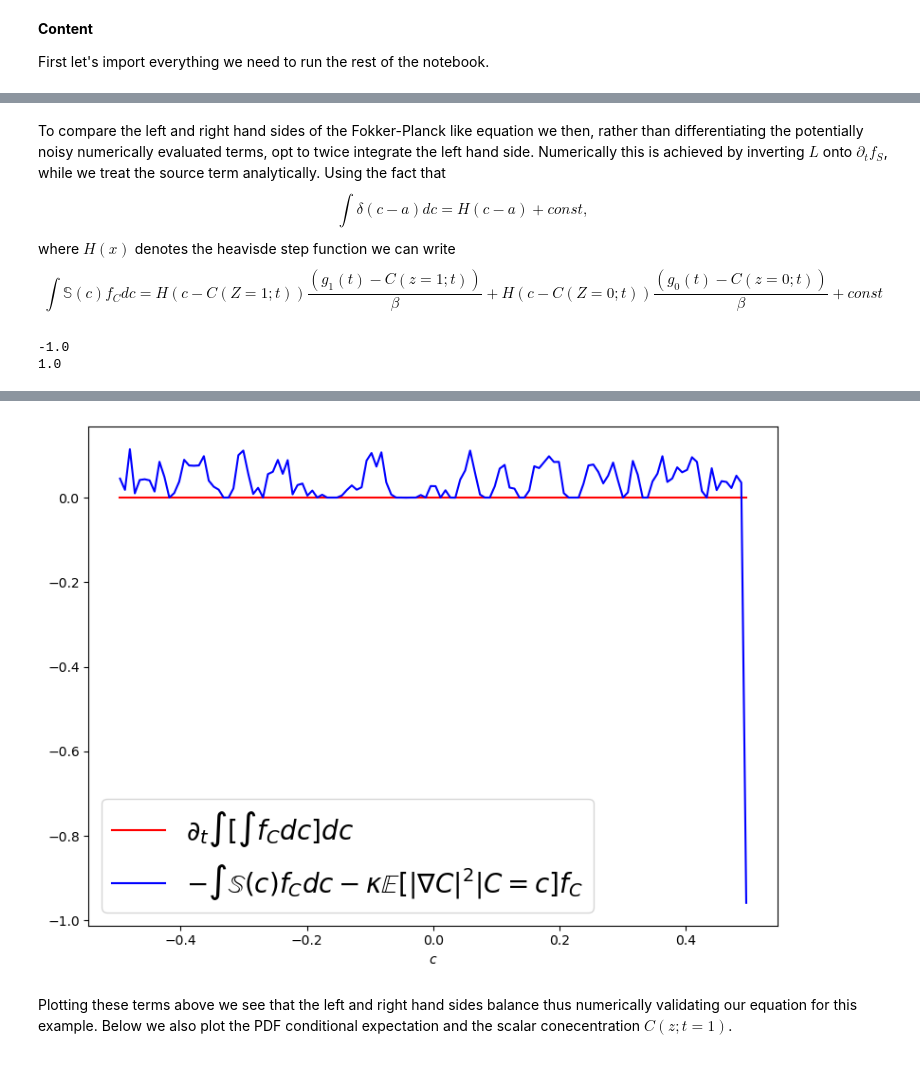
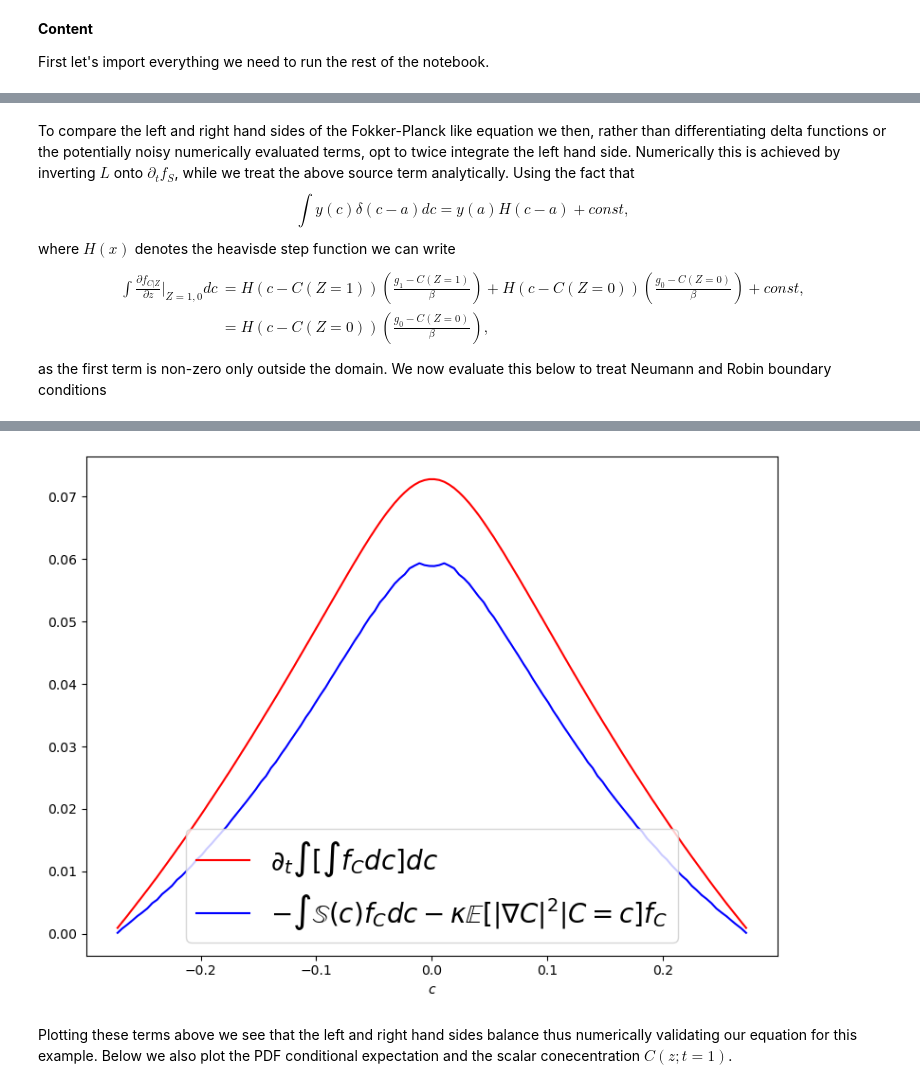
Before and after one commit to D-stratify/Theory, a Jupyter notebook: Diffusion_1D.ipynb, the cells around one changed output, grey strips where cells are left out. Drawn from its saved outputs; the diff is of its cells as text; code cells hidden in the pictures.

```diff
--- a/Diffusion_1D.ipynb
+++ b/Diffusion_1D.ipynb
@@ -279,18 +272,0 @@ We then compute the differential operators $D = \partial_c$ and $L = \partial_c^
-# %%
-# Derivatives
-N = len(c)
-D = np.zeros((N,N))
-L = np.zeros((N,N))
-for i in range(N):
-
-    L[i,i] = -2.
-
-    if i < N-1:
-        D[i,i+1] = 1
-        L[i,i+1] = 1
-    if i > 1:
-        D[i,i-1] =-1
-        L[i,i-1] = 1
-
-D   *= 1./(2.*dc);
-L   *= 1./(dc**2);
@@ -297,25 +301,36 @@ L   *= 1./(dc**2);
 # %% [markdown]
-To compare the left and right hand sides of the Fokker-Planck like equation we then, rather than differentiating the potentially noisy numerically evaluated terms, opt to twice integrate the left hand side. Numerically this is achieved by inverting $L$ onto $\partial_t f_S$, while we treat the source term analytically. Using the fact that
+To compare the left and right hand sides of the Fokker-Planck like equation we then, rather than differentiating delta functions or the potentially noisy numerically evaluated terms, opt to twice integrate the left hand side. Numerically this is achieved by inverting $L$ onto $\partial_t f_S$, while we treat the above source term analytically. Using the fact that
 \begin{equation}
-\int \delta(c - a) dc = H(c - a) + const,
+\int y(c)\delta(c - a) dc = y(a)H(c - a) + const,
 \end{equation}
 where $H(x)$ denotes the heavisde step function we can write
-\begin{equation}
-    \int \mathbb{S}(c) f_C dc = H(c - C(Z=1;t)) \frac{(g_1(t) - C(z=1;t))}{\beta} + H(c - C(Z=0;t))  \frac{(g_0(t) - C(z=0;t))}{\beta} + const
-\end{equation}
+\begin{aligned}
+    \int \frac{\partial f_{C|Z} }{\partial z} |_{Z=1,0} dc &=  H(c - C(Z=1)) \left( \frac{g_1 - C(Z=1)}{\beta} \right) + H(c - C(Z=0))  \left( \frac{g_0 - C(Z=0)}{\beta} \right) + const, \\
+                                                           &= H(c - C(Z=0))  \left( \frac{g_0 - C(Z=0)}{\beta} \right),
+\end{aligned}
+as the first term is non-zero only outside the domain. We now evaluate this below to treat Neumann and Robin boundary conditions
 # %%
+# Source term
+g0 = g_0(times[-3])
+g1 = g_1(times[-3])
+
 # Integrated source term
 int_Sf_C = 0.*c;
-int_Sf_C[indx_0:] = (g0 - Γ*C_data[-3, 0])/β; print((g0 - Γ*C_data[-3, 0])/β)
-int_Sf_C[indx_1:] += (g1 - Γ*C_data[-3,-1])/β; print((g1 - Γ*C_data[-3, -1])/β)
+int_Sf_C[:] = (g0 - Γ*C_data[-3, 0])/β; #print(kappa*(g0 - Γ*C_data[-3, 0])/β)
+#int_Sf_C[:] += (g1 - Γ*C_data[-3,-1])/β; print((g1 - Γ*C_data[-3, -1])/β) # D#oesn't contribute
-# %% [output]
--1.0
-1.0
 # %%
-# Plotting
+# Compare equation terms
+LHS = np.linalg.inv(L)@dfdt;
+RHS = -kappa*int_Sf_C - kappa*E*f_C
+
+error = np.trapz(LHS+RHS,c)
+print('\n ~~~~~~~~~~~ Fokker Planck Equation error ~~~~~~~~~~~~~~~~~~~~~~~~~~ ')
+print('Error between LHS and RHS = ',error)
+print('~~~~~~~~~~~~~~~~~~~~~~~~~~~~~~~~~~~~~~~~~~~~~~~~~~~~~~~~~~~~~~~~~~~ \n ')
+
+
 fig = plt.figure(figsize=(8,6))
-LHS = np.linalg.inv(L)@dfdt;
-RHS = -kappa*E*f_C -int_Sf_C
+
 plt.plot(c,LHS,'r-',label=r'$\partial_t \int [\int f_C dc] dc$')
 plt.plot(c,RHS,'b-',label=r'$- \int \mathbb{S}(c) f_C dc -\kappa \mathbb{E}[ |\nabla C|^2 |C=c] f_C $')
 
@@ -336,4 +355,4 @@ plt.show()
-[figure, old version]
+[figure, new version]
 # %% [markdown]
 Plotting these terms above we see that the left and right hand sides balance thus numerically validating our equation for this example. Below we also plot the PDF conditional expectation and the scalar conecentration $C(z;t=1)$.
 # %%
```
Also changed, not shown: parts of 16 cells of this notebook.
